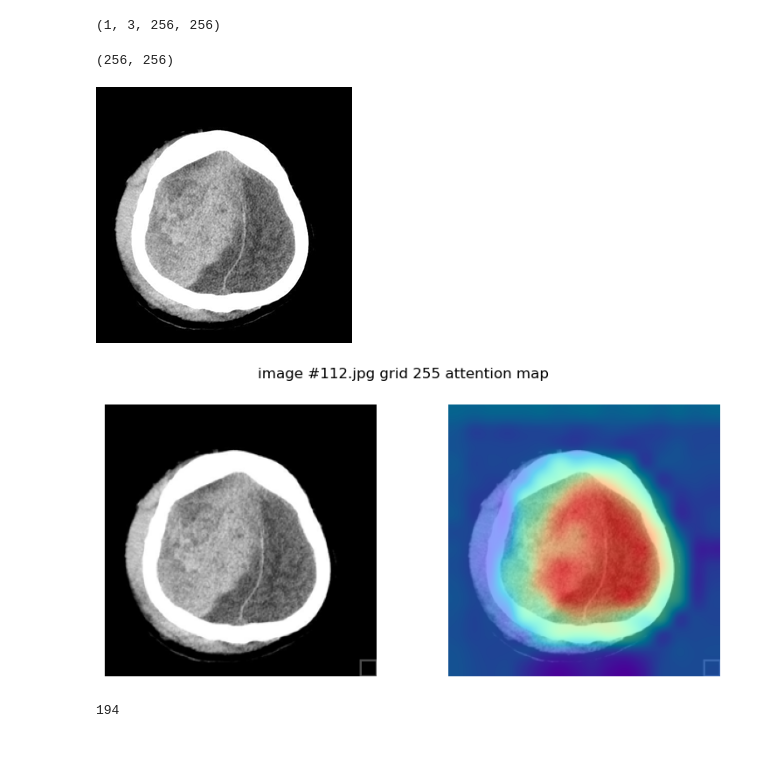
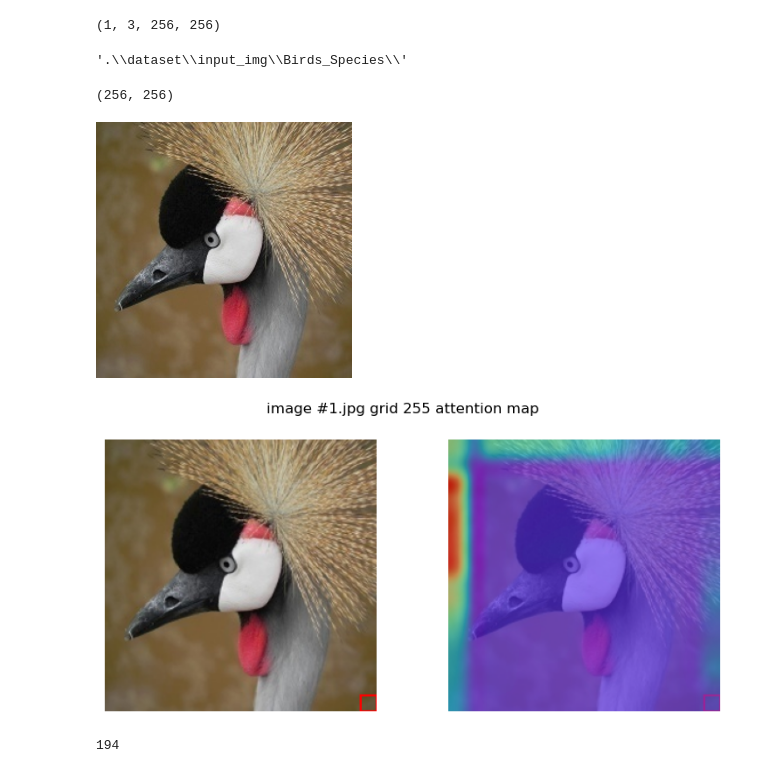
Before and after one commit to ChouW50/CSPIFormer_test, a Jupyter notebook: main.ipynb, the cells around one changed output. Drawn from its saved outputs; the diff is of its cells as text; code cells hidden in the pictures.

Commit message:
main
Attention map of self-attention

```diff
--- a/main.ipynb
+++ b/main.ipynb
@@ -944,23 +970,30 @@ def highlight_grid(image, grid_indexes, grid_size=16):
         # a = image
         a.rectangle([(y*w,x*h),(y*w+w,x*h+h)],fill =None,outline ='red',width =2)
     return image
+# %%
+input_path
+# %% [output]
+'.\\dataset\\input_img\\Birds_Species\\'
 # %%
-img_name = "112.jpg"
-img = Image.open(f"{input_path}JPEGImages\\{img_name}").resize((img_size[0], img_size[1]))
+img_name = "1.jpg"
+# brain
+# img = Image.open(f"{input_path}JPEGImages\\{img_name}").resize((img_size[0], img_size[1]))
+# Bird-100
+img = Image.open(f"{input_path}test\\AFRICAN CROWNED CRANE\\{img_name}").resize((img_size[0], img_size[1]))
 # %%
 print(img.size)
 img
 # %% [output]
 (256, 256)
-[figure, old version]
+[figure, new version]
 # %%
 # self-attention map of the '4^th' layer
 for num in range(img.size[0]):
     # print(f"grid: {num}")
-    visualize_grid_to_grid(attention_maps_2[7][0,4,:,:], num, img, img_name, test_path)
+    visualize_grid_to_grid(attention_maps_2[0][0,4,:,:], num, img, img_name, test_path)
     clear_output(wait = True)
 # %% [output]
-[figure, old version]
+[figure, new version]
 # %%
 
 visualize_grid_to_grid(attention_maps_2[7][0,1,:,:], num, img.resize((32, 32)), img_name, test_path)
```
Also changed, not shown: parts of 12 cells of this notebook.
